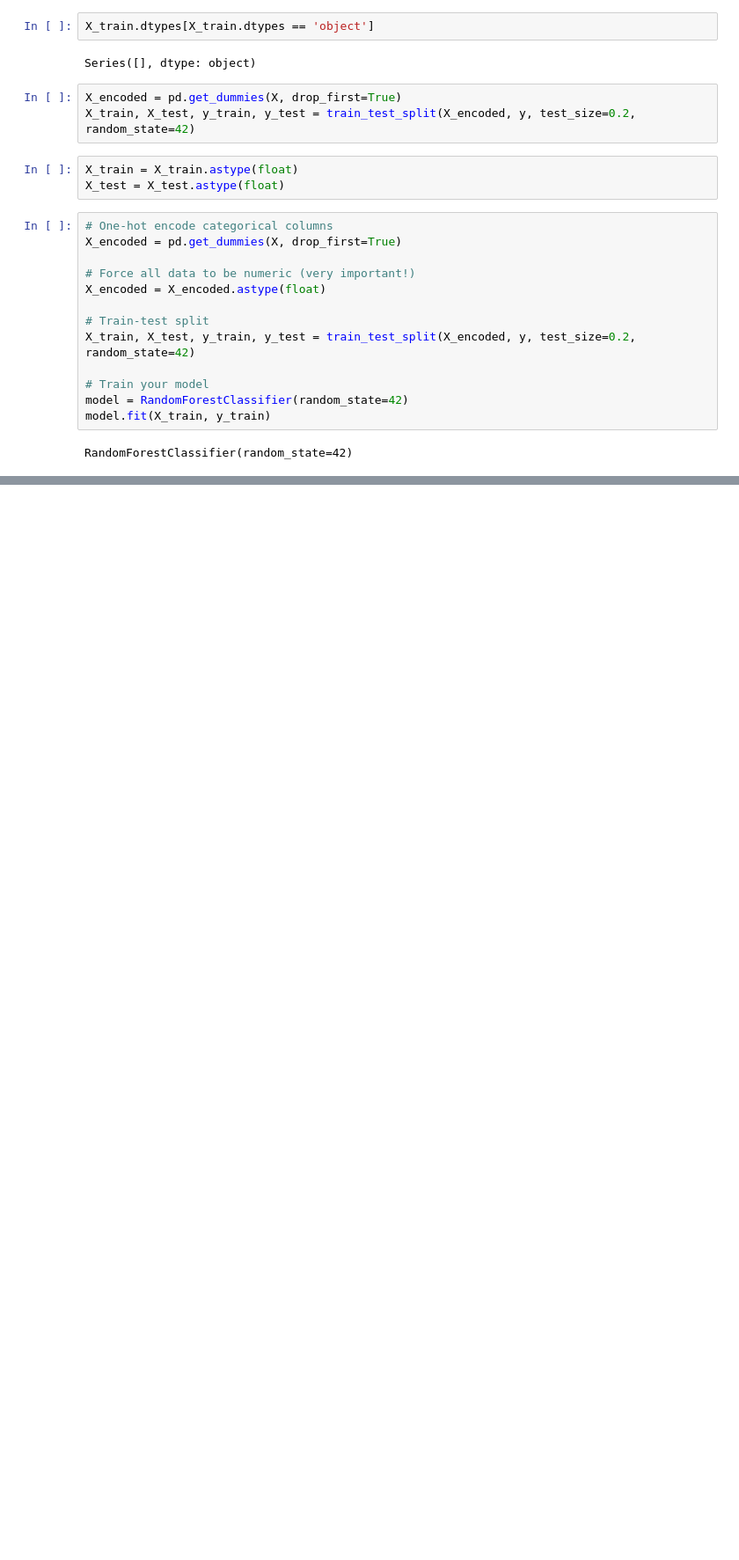
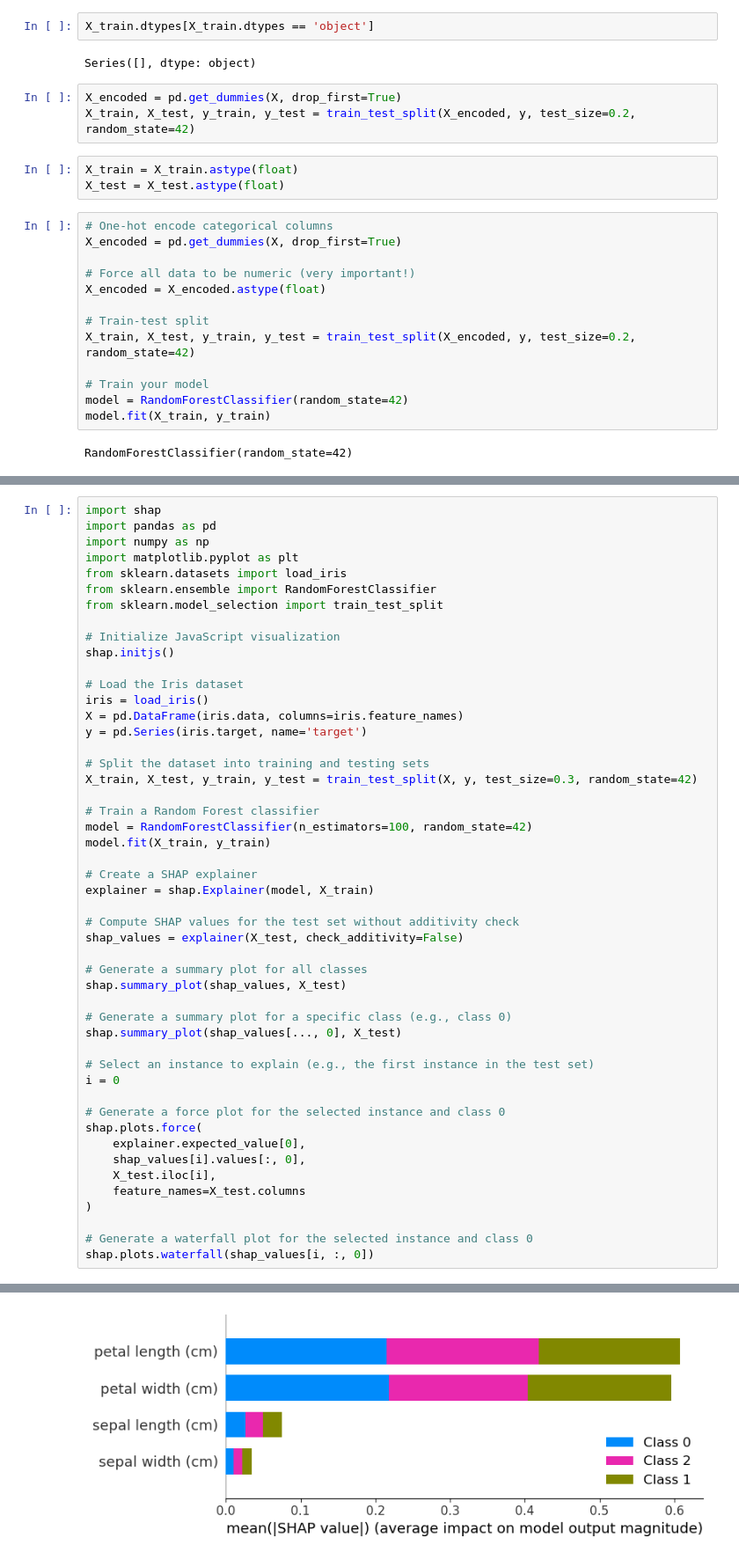
Before and after one commit to rmd360/machinelearningproject, a Jupyter notebook: Customer Churn Prediction.ipynb, the cells around one changed output, grey strips where cells are left out. Shown at 88% size. Saved outputs shown, nothing was run; the diff lists cells and outputs as text; blank space fills up the shorter version.

```diff
--- a/Customer Churn Prediction.ipynb
+++ b/Customer Churn Prediction.ipynb
@@ -240,0 +241,50 @@ shap.summary_plot(shap_values, X_test)
+# %%
+import shap
+import pandas as pd
+import numpy as np
+import matplotlib.pyplot as plt
+from sklearn.datasets import load_iris
+from sklearn.ensemble import RandomForestClassifier
+from sklearn.model_selection import train_test_split
+
+# Initialize JavaScript visualization
+shap.initjs()
+
+# Load the Iris dataset
+iris = load_iris()
+X = pd.DataFrame(iris.data, columns=iris.feature_names)
+y = pd.Series(iris.target, name='target')
+
+# Split the dataset into training and testing sets
+X_train, X_test, y_train, y_test = train_test_split(X, y, test_size=0.3, random_state=42)
+
+# Train a Random Forest classifier
+model = RandomForestClassifier(n_estimators=100, random_state=42)
+model.fit(X_train, y_train)
+
+# Create a SHAP explainer
+explainer = shap.Explainer(model, X_train)
+
+# Compute SHAP values for the test set without additivity check
+shap_values = explainer(X_test, check_additivity=False)
+
+# Generate a summary plot for all classes
+shap.summary_plot(shap_values, X_test)
+
+# Generate a summary plot for a specific class (e.g., class 0)
+shap.summary_plot(shap_values[..., 0], X_test)
+
+# Select an instance to explain (e.g., the first instance in the test set)
+i = 0
+
+# Generate a force plot for the selected instance and class 0
+shap.plots.force(
+    explainer.expected_value[0],
+    shap_values[i].values[:, 0],
+    X_test.iloc[i],
+    feature_names=X_test.columns
+)
+
+# Generate a waterfall plot for the selected instance and class 0
+shap.plots.waterfall(shap_values[i, :, 0])
+# %% [output]
@@ -240,0 +292 @@ shap.summary_plot(shap_values, X_test)
+[figure, added]
```
Also changed, not shown: parts of 3 cells of this notebook.
